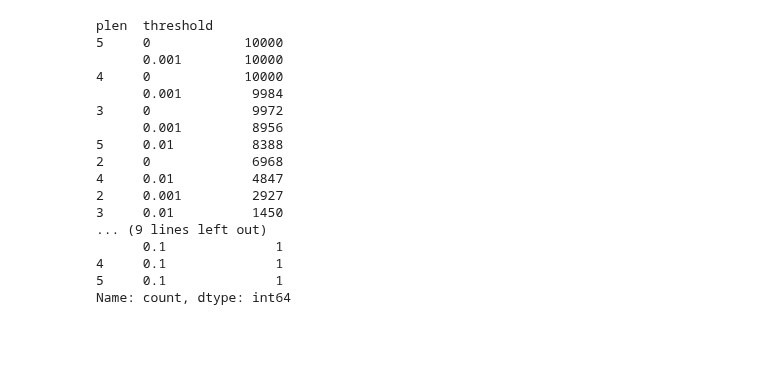
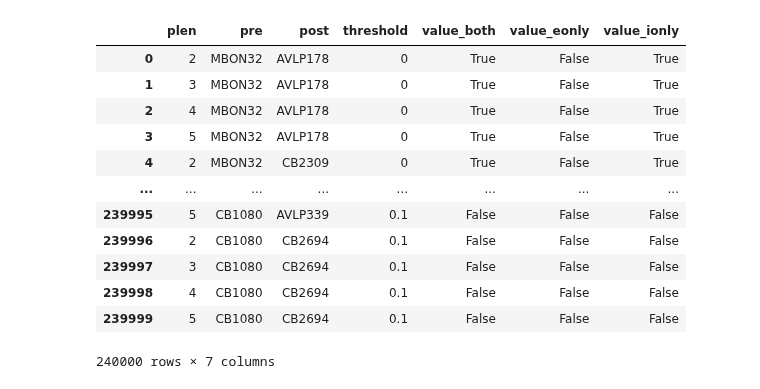
Before and after one commit to YijieYin/connectome_data_prep, a Jupyter notebook: eonly_pathfinding/plotting.ipynb, the cells around one changed output. Saved outputs shown, nothing was run; the diff lists cells and outputs as text; code cells hidden in the pictures; blank space fills up the shorter version.

```diff
--- a/eonly_pathfinding/plotting.ipynb
+++ b/eonly_pathfinding/plotting.ipynb
@@ -22,5 +23,12 @@ result
 # %%
 # make longer: all columns starting with 'threshold'
-result = result.melt(id_vars=['plen','pre','post'], value_vars=[col for col in result.columns if col.startswith('threshold')], var_name='threshold', value_name='value')
-result['threshold'] = result['threshold'].str.replace('threshold_','')
-result['plen'] = result['plen'].astype(str)
+eonly = eonly.melt(id_vars=['plen','pre','post'], value_vars=[col for col in eonly.columns if col.startswith('threshold')], var_name='threshold', value_name='value')
+eonly['threshold'] = eonly['threshold'].str.replace('threshold_','')
+eonly['plen'] = eonly['plen'].astype(str)
+
+ionly = ionly.melt(id_vars=['plen','pre','post'], value_vars=[col for col in ionly.columns if col.startswith('threshold')], var_name='threshold', value_name='value')
+ionly['threshold'] = ionly['threshold'].str.replace('threshold_','')
+ionly['plen'] = ionly['plen'].astype(str)
+
+only = eonly.merge(ionly, on=['plen','pre','post','threshold'], suffixes=('_eonly', '_ionly'))
+only
@@ -75,20 +72,18 @@ Name: count, dtype: int64
-# %%
-result_all[result_all.value][['plen','threshold']].value_counts()
-# %% [output]
-plen  threshold
-5     0            10000
-      0.001        10000
-4     0            10000
-      0.001         9984
-3     0             9972
-      0.001         8956
-5     0.01          8388
-2     0             6968
-4     0.01          4847
-2     0.001         2927
-3     0.01          1450
-... (9 lines left out)
-      0.1              1
-4     0.1              1
-5     0.1              1
-Name: count, dtype: int64
+# %%
+# all together
+eib = both.merge(only, on=['plen','pre','post','threshold']).rename(columns={'value': 'value_both'})
+eib
+# %% [output]
+|  | plen | pre | post | threshold | value_both | value_eonly | value_ionly |
+| 0 | 2 | MBON32 | AVLP178 | 0 | True | False | True |
+| 1 | 3 | MBON32 | AVLP178 | 0 | True | False | True |
+| 2 | 4 | MBON32 | AVLP178 | 0 | True | False | True |
+| 3 | 5 | MBON32 | AVLP178 | 0 | True | False | True |
+| 4 | 2 | MBON32 | CB2309 | 0 | True | False | True |
+| ... | ... | ... | ... | ... | ... | ... | ... |
+| 239995 | 5 | CB1080 | AVLP339 | 0.1 | False | False | False |
+| 239996 | 2 | CB1080 | CB2694 | 0.1 | False | False | False |
+| 239997 | 3 | CB1080 | CB2694 | 0.1 | False | False | False |
+| 239998 | 4 | CB1080 | CB2694 | 0.1 | False | False | False |
+| 239999 | 5 | CB1080 | CB2694 | 0.1 | False | False | False |
+240000 rows × 7 columns
```
Also changed, not shown: parts of 7 cells of this notebook, 3 other files.
